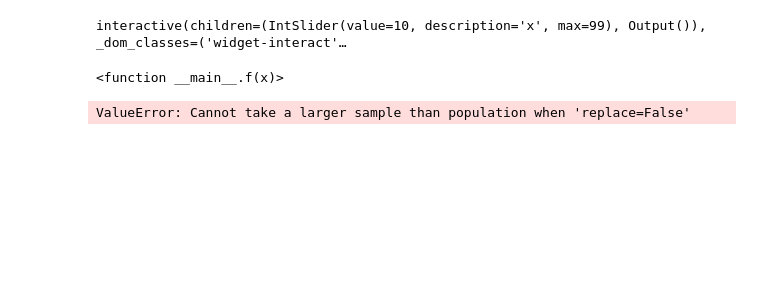
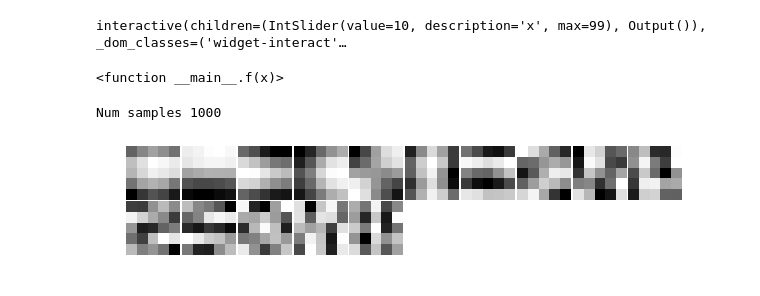
Before and after one commit to Lukeroberto/CS6140-MatchingPursuit, a Jupyter notebook: notebooks/Tests_david.ipynb, the cells around one changed output. Saved outputs shown, nothing was run; the diff lists cells and outputs as text; code cells hidden in the pictures; blank space fills up the shorter version.

```diff
--- a/notebooks/Tests_david.ipynb
+++ b/notebooks/Tests_david.ipynb
@@ -75,15 +57,18 @@ interact(f, x=widgets.IntSlider(min=0,max=num_frames-1,step=1,value=10))
 interactive(children=(IntSlider(value=10, description='x', max=99), Output()), _dom_classes=('widget-interact'…
 <function __main__.f(x)>
 # %%
-patch_size = 12
-num_samples = 500
-num_features = 25
+patch_size = 5
+num_samples = 1000
+num_features = 15
 
-# features = generatePCADictionary(images, patch_size, num_samples, num_features)
-features = generateOptSparseDictionary(images, patch_size, num_samples, num_features)
+features = generatePCADictionary(images, patch_size, num_samples, num_features)
+# features = np.concatenate((features, -features))
+
+# features = generateOptSparseDictionary(images, patch_size, num_samples, num_features)
 plotDictionary(features)
 # %% [output]
-ValueError: Cannot take a larger sample than population when 'replace=False'
+Num samples 1000
+[figure, added]
 # %%
 k = 1000
 S_code = matchingPursuit(images[0], features, k)
```
Also changed, not shown: parts of 2 cells of this notebook, 2 other files.
